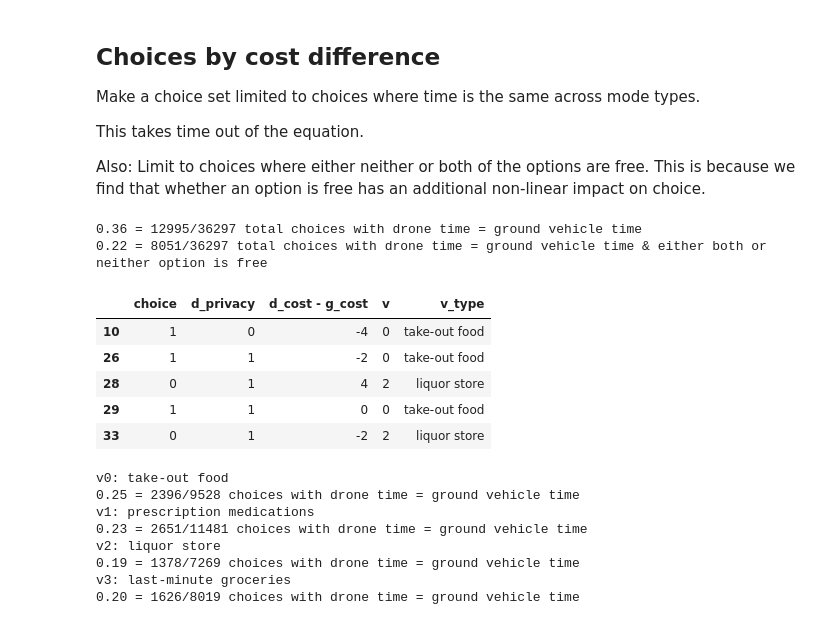
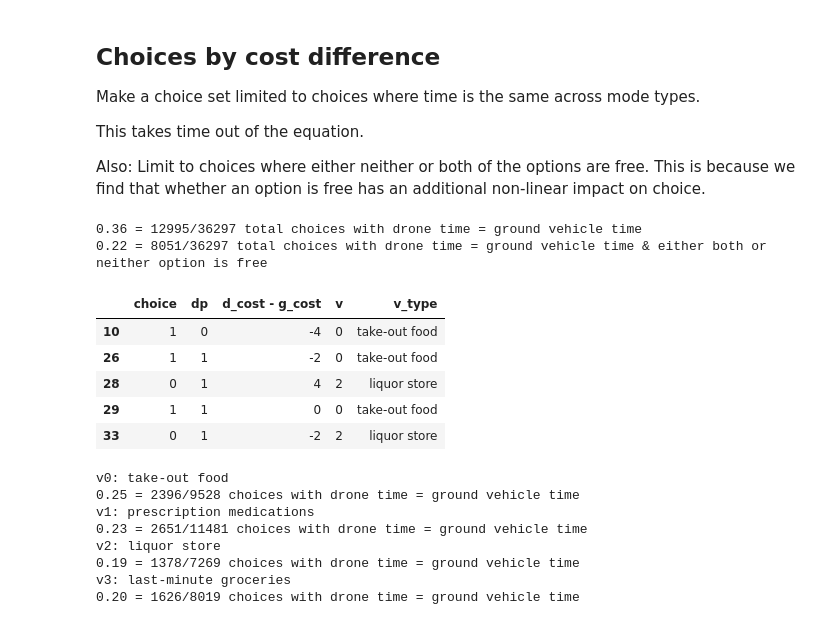
Before and after one commit to aberke/drones-consumer-privacy, a Jupyter notebook: data-analysis/choice-probability-plots.ipynb, the cells around one changed output. Cells and saved outputs as stored; diff of their text form; code cells hidden in the pictures.

```diff
--- a/data-analysis/choice-probability-plots.ipynb
+++ b/data-analysis/choice-probability-plots.ipynb
@@ -36,8 +38,9 @@ choices_df = pd.read_csv(transformed_data_filepath)[[
     'urban', 'suburban', 'rural',
     'freq_ecommerce', 'freq_takeout_food',
     'v', 'v_type',
+    'gc','dc','gt','dt',
     'g_cost', 'd_cost', 'g_time', 'd_time',
-    'd_privacy', 'dp', # redundant; whatever
+    'dp',
     'g_free', 'd_free',
     'd_time - g_time', 'd_cost - g_cost',
 ]]
@@ -116,22 +119,22 @@ Limit to choices where either neither or both of the options are free. This is b
 # %%
 cost_diff_choices_df = choices_df[(choices_df['g_time']==choices_df['d_time'])]
 print('%0.2f = %s/%s total choices with drone time = ground vehicle time' % (
     len(cost_diff_choices_df)/len(choices_df), len(cost_diff_choices_df), len(choices_df)))
 
 cost_diff_choices_df = cost_diff_choices_df[
     (cost_diff_choices_df['d_free']==cost_diff_choices_df['g_free'])
 ]
 
 print('%0.2f = %s/%s total choices with drone time = ground vehicle time & either both or neither option is free' % (
     len(cost_diff_choices_df)/len(choices_df), len(cost_diff_choices_df), len(choices_df)))
 
 # also, limit to columns we want to inspect for cost differences
-cost_diff_choices_df = cost_diff_choices_df[['choice','d_privacy','d_cost - g_cost','v','v_type']]
+cost_diff_choices_df = cost_diff_choices_df[['choice','dp','d_cost - g_cost','v','v_type']]
 cost_diff_choices_df.head()
 # %% [output]
 0.36 = 12995/36297 total choices with drone time = ground vehicle time
 0.22 = 8051/36297 total choices with drone time = ground vehicle time & either both or neither option is free
-|  | choice | d_privacy | d_cost - g_cost | v | v_type |
+|  | choice | dp | d_cost - g_cost | v | v_type |
 | 10 | 1 | 0 | -4 | 0 | take-out food |
 | 26 | 1 | 1 | -2 | 0 | take-out food |
 | 28 | 0 | 1 | 4 | 2 | liquor store |
```
Also changed, not shown: parts of 25 cells of this notebook.
